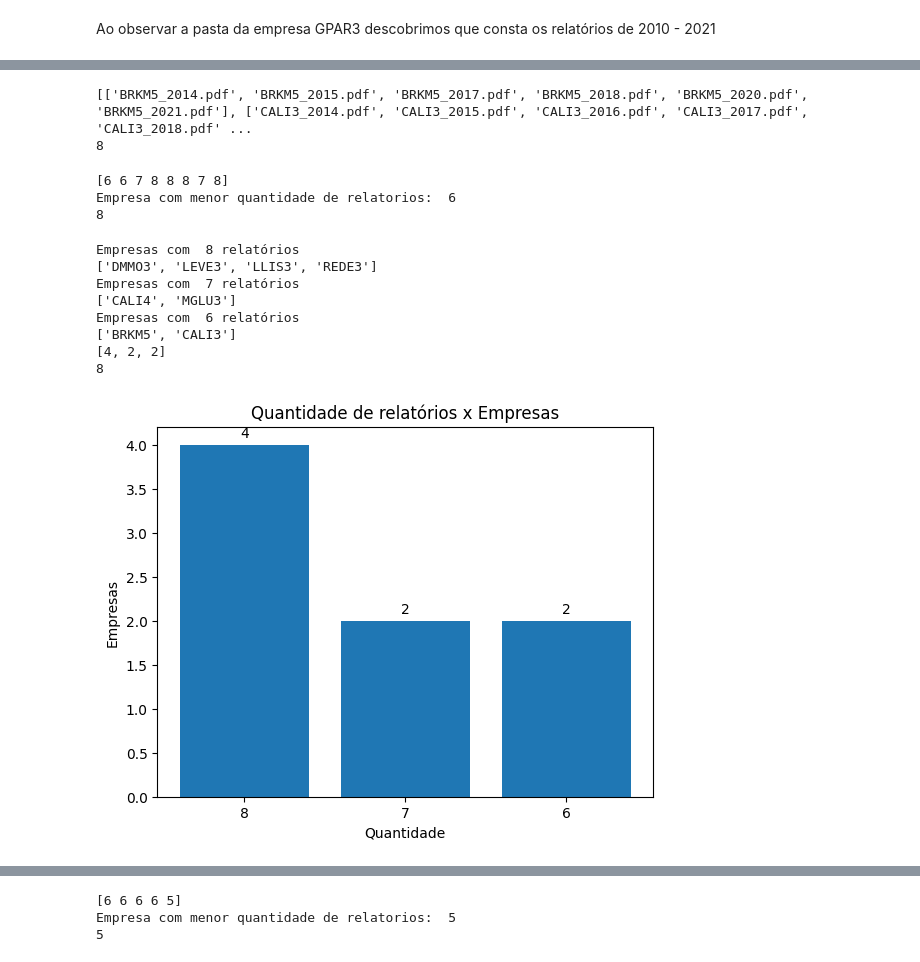
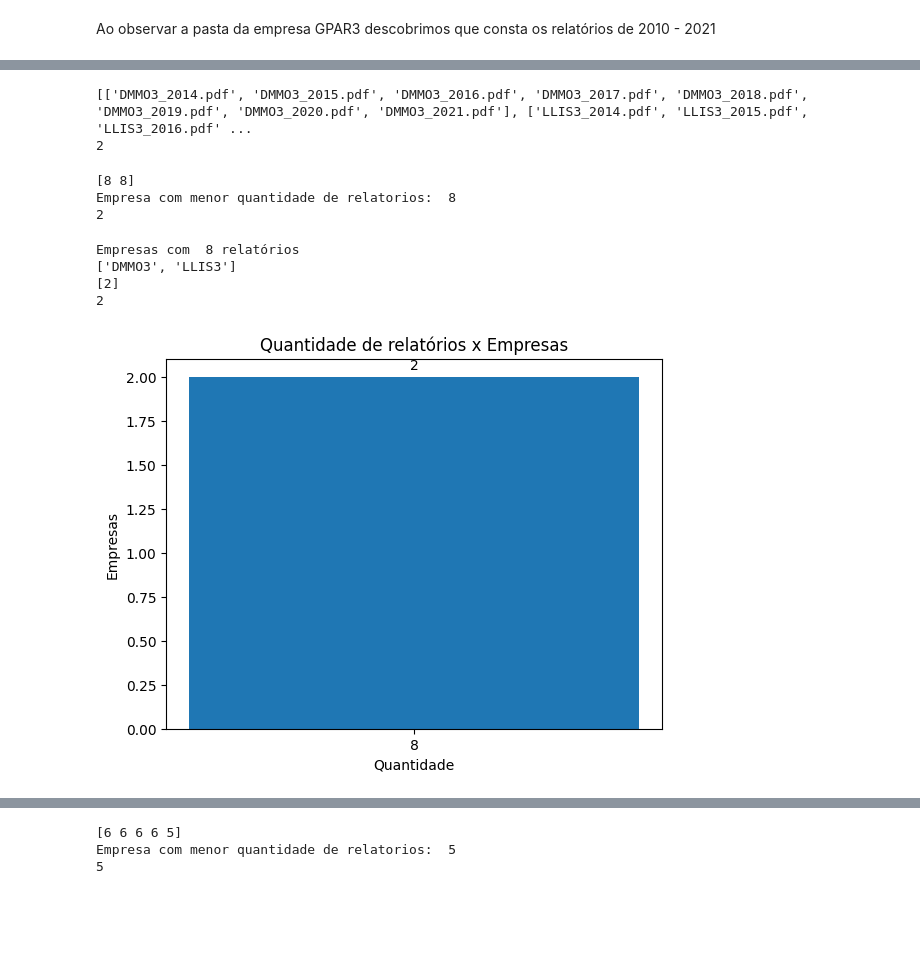
Before and after one commit to oziieljuniior/Work_Text, a Jupyter notebook: python_project/Relatorio_Data/relatorio_data1.ipynb, the cells around one changed output, grey strips where cells are left out. Cells and saved outputs as stored; diff of their text form; code cells hidden in the pictures; blank space fills up the shorter version.

```diff
--- a/python_project/Relatorio_Data/relatorio_data1.ipynb
+++ b/python_project/Relatorio_Data/relatorio_data1.ipynb
@@ -453,6 +451,6 @@ print(len(lista_de_empresas_2013))
 # %%
 #quantidade de relatórios em cada empresa
-tam_emp = np.zeros(64, dtype = int)
+tam_emp = np.zeros(7, dtype = int)
 i = 0
 empresas_13r = []
 for pesquisa in lista_de_empresas_2013:
@@ -575,7 +572,7 @@ lista_de_empresas_2014 = []
 for name_emp in names_empresas_2014:
     for empresa in lista_caminho:
         if empresa == name_emp:
-            path_caminho_pdf_2014 = 'C:\\Users\\Riallen\\Documents\\Att\\Data\\' + empresa
+            path_caminho_pdf_2014 = 'C:\\Users\\Riallen\\Documents\\Work_Text\\Data\\' + empresa
             relatorio_pdf_2014 = os.listdir(path_caminho_pdf_2014)
             att = []
             for lista_pdf_2014 in relatorio_pdf_2014:
@@ -586,11 +583,11 @@ for name_emp in names_empresas_2014:
 print(lista_de_empresas_2014)
 print(len(lista_de_empresas_2014))
 # %% [output]
-[['BRKM5_2014.pdf', 'BRKM5_2015.pdf', 'BRKM5_2017.pdf', 'BRKM5_2018.pdf', 'BRKM5_2020.pdf', 'BRKM5_2021.pdf'], ['CALI3_2014.pdf', 'CALI3_2015.pdf', 'CALI3_2016.pdf', 'CALI3_2017.pdf', 'CALI3_2018.pdf' ...
-8
+[['DMMO3_2014.pdf', 'DMMO3_2015.pdf', 'DMMO3_2016.pdf', 'DMMO3_2017.pdf', 'DMMO3_2018.pdf', 'DMMO3_2019.pdf', 'DMMO3_2020.pdf', 'DMMO3_2021.pdf'], ['LLIS3_2014.pdf', 'LLIS3_2015.pdf', 'LLIS3_2016.pdf' ...
+2
 # %%
 #quantidade de relatórios em cada empresa
-tam_emp = np.zeros(8, dtype = int)
+tam_emp = np.zeros(2, dtype = int)
 i = 0
 empresas_14r = []
 for pesquisa in lista_de_empresas_2014:
@@ -603,14 +600,14 @@ print(tam_emp)
 print("Empresa com menor quantidade de relatorios: ", min(tam_emp))
 print(len(tam_emp))
 # %% [output]
-[6 6 7 8 8 8 7 8]
-Empresa com menor quantidade de relatorios:  6
-8
+[8 8]
+Empresa com menor quantidade de relatorios:  8
+2
 # %%
 #empresas com 8 relatorios
 quantidade_relatorios = 8
 empresas_2014r = []
-for i in range(quantidade_relatorios, 5, -1):
+for i in range(quantidade_relatorios, 7, -1):
     name = []
     #print(name)
     for pesquisa in lista_de_empresas_2014:
@@ -632,25 +629,21 @@ print(grafico)
 print(sum(grafico))
 # %% [output]
 Empresas com  8 relatórios
-['DMMO3', 'LEVE3', 'LLIS3', 'REDE3']
-Empresas com  7 relatórios
-['CALI4', 'MGLU3']
-Empresas com  6 relatórios
-['BRKM5', 'CALI3']
-[4, 2, 2]
-8
+['DMMO3', 'LLIS3']
+[2]
+2
 # %%
 #Gráfico gerado após análise
 fig, ax = plt.subplots()
-X = ['8', "7", "6"]
+X = ['8']
 rect1 = ax.bar(X, grafico)
 ax.set_ylabel('Empresas')
 ax.set_title("Quantidade de relatórios x Empresas")
 ax.set_xlabel('Quantidade')
 ax.bar_label(rect1, padding = 3)
 plt.show()
 # %% [output]
-[figure, old version]
+[figure, new version]
 # %%
 lista_de_empresas_2015 = []
 for name in lista:
```
Also changed, not shown: parts of 58 cells of this notebook, 4 other files.
